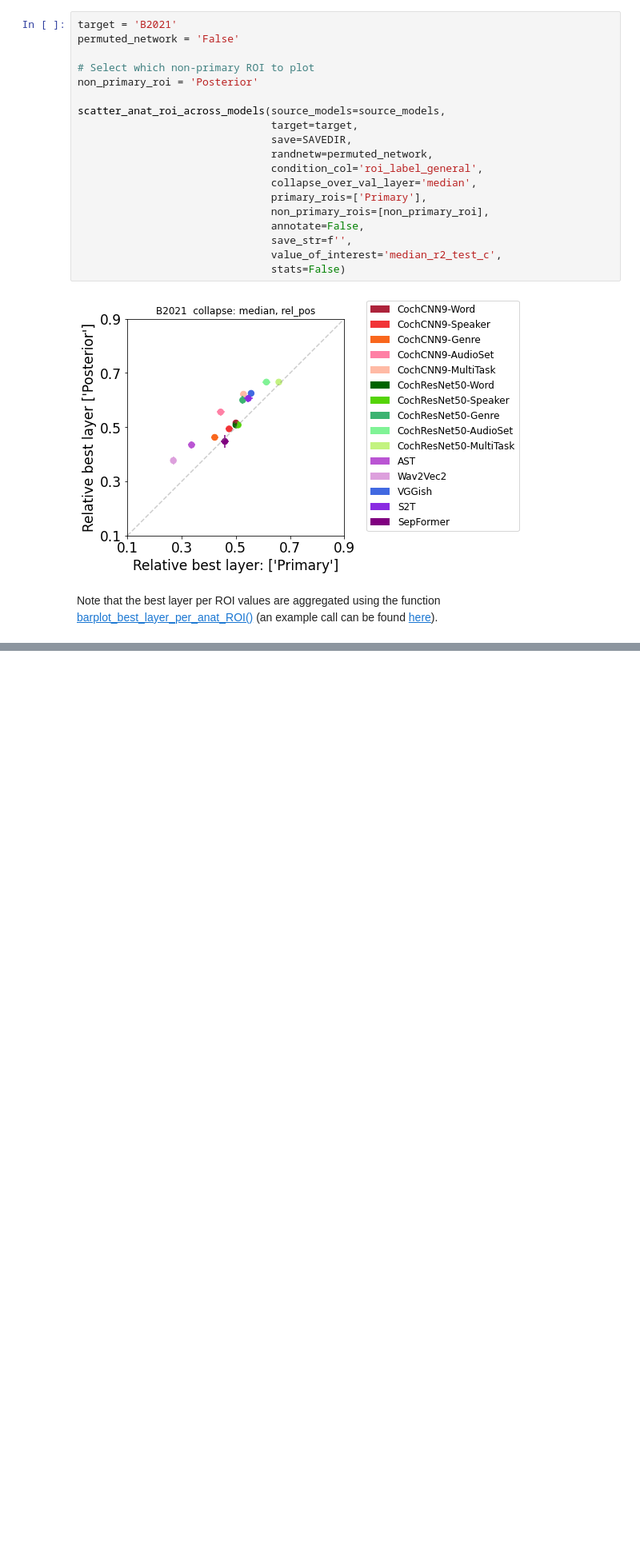
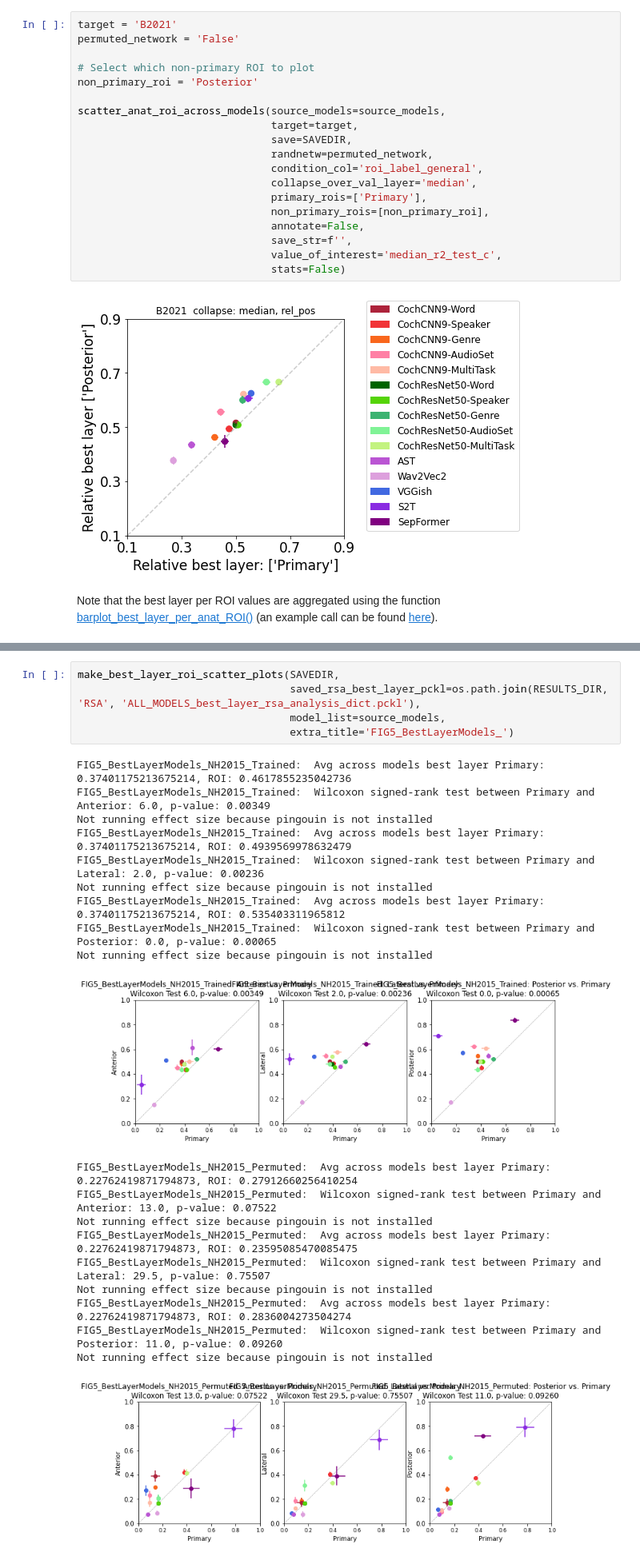
Before and after one commit to gretatuckute/auditory_brain_dnn, a Jupyter notebook: aud_dnn/analyze/generate_Figure7.ipynb, the cells around one changed output, grey strips where cells are left out. Shown at 80% size. Drawn from its saved outputs; the diff is of its cells as text; blank space fills up the shorter version.

```diff
--- a/aud_dnn/analyze/generate_Figure7.ipynb
+++ b/aud_dnn/analyze/generate_Figure7.ipynb
@@ -173,0 +167,26 @@ FileNotFoundError: [Errno 2] No such file or directory: '../results/RSA/FIG5_Bes
+# %%
+make_best_layer_roi_scatter_plots(SAVEDIR,
+                                  saved_rsa_best_layer_pckl=os.path.join(RESULTS_DIR, 'RSA', 'ALL_MODELS_best_layer_rsa_analysis_dict.pckl'),
+                                  model_list=source_models,
+                                  extra_title='FIG5_BestLayerModels_')
+# %% [output]
+FIG5_BestLayerModels_NH2015_Trained:  Avg across models best layer Primary: 0.37401175213675214, ROI: 0.4617855235042736
+FIG5_BestLayerModels_NH2015_Trained:  Wilcoxon signed-rank test between Primary and Anterior: 6.0, p-value: 0.00349
+Not running effect size because pingouin is not installed
+FIG5_BestLayerModels_NH2015_Trained:  Avg across models best layer Primary: 0.37401175213675214, ROI: 0.4939569978632479
+FIG5_BestLayerModels_NH2015_Trained:  Wilcoxon signed-rank test between Primary and Lateral: 2.0, p-value: 0.00236
+Not running effect size because pingouin is not installed
+FIG5_BestLayerModels_NH2015_Trained:  Avg across models best layer Primary: 0.37401175213675214, ROI: 0.535403311965812
+FIG5_BestLayerModels_NH2015_Trained:  Wilcoxon signed-rank test between Primary and Posterior: 0.0, p-value: 0.00065
+Not running effect size because pingouin is not installed
+[figure, added]
+FIG5_BestLayerModels_NH2015_Permuted:  Avg across models best layer Primary: 0.22762419871794873, ROI: 0.27912660256410254
+FIG5_BestLayerModels_NH2015_Permuted:  Wilcoxon signed-rank test between Primary and Anterior: 13.0, p-value: 0.07522
+Not running effect size because pingouin is not installed
+FIG5_BestLayerModels_NH2015_Permuted:  Avg across models best layer Primary: 0.22762419871794873, ROI: 0.23595085470085475
+FIG5_BestLayerModels_NH2015_Permuted:  Wilcoxon signed-rank test between Primary and Lateral: 29.5, p-value: 0.75507
+Not running effect size because pingouin is not installed
+FIG5_BestLayerModels_NH2015_Permuted:  Avg across models best layer Primary: 0.22762419871794873, ROI: 0.2836004273504274
+FIG5_BestLayerModels_NH2015_Permuted:  Wilcoxon signed-rank test between Primary and Posterior: 11.0, p-value: 0.09260
+Not running effect size because pingouin is not installed
+[figure, added]
```
Also changed, not shown: parts of 8 cells of this notebook, 2 other files.
